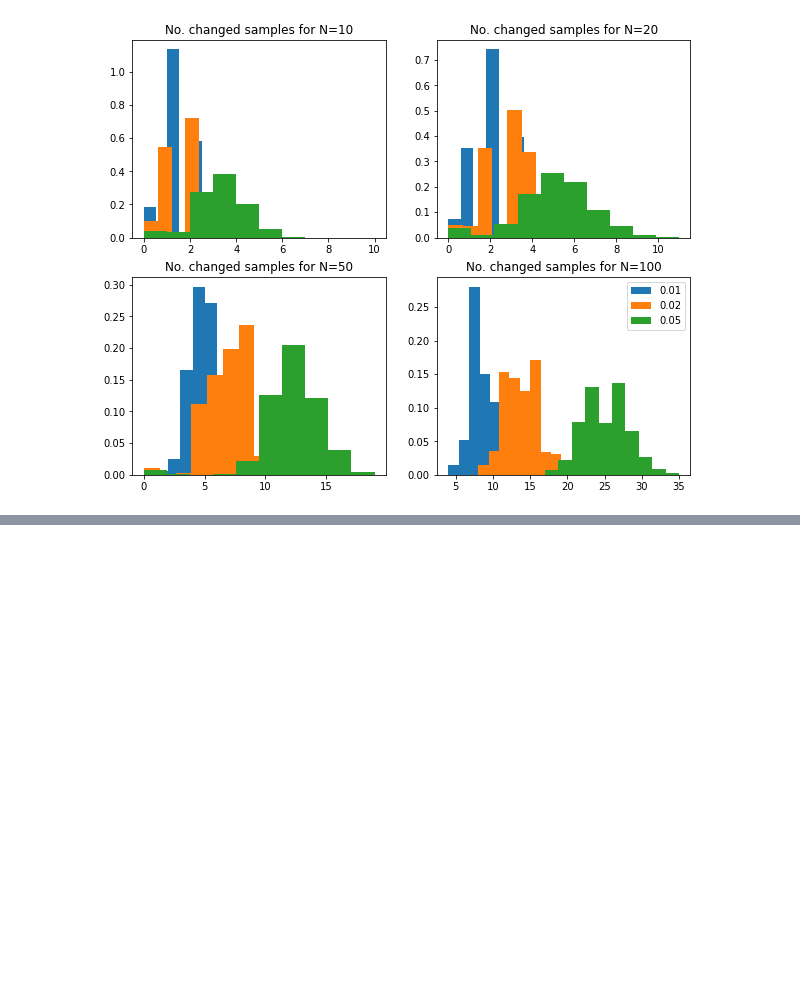
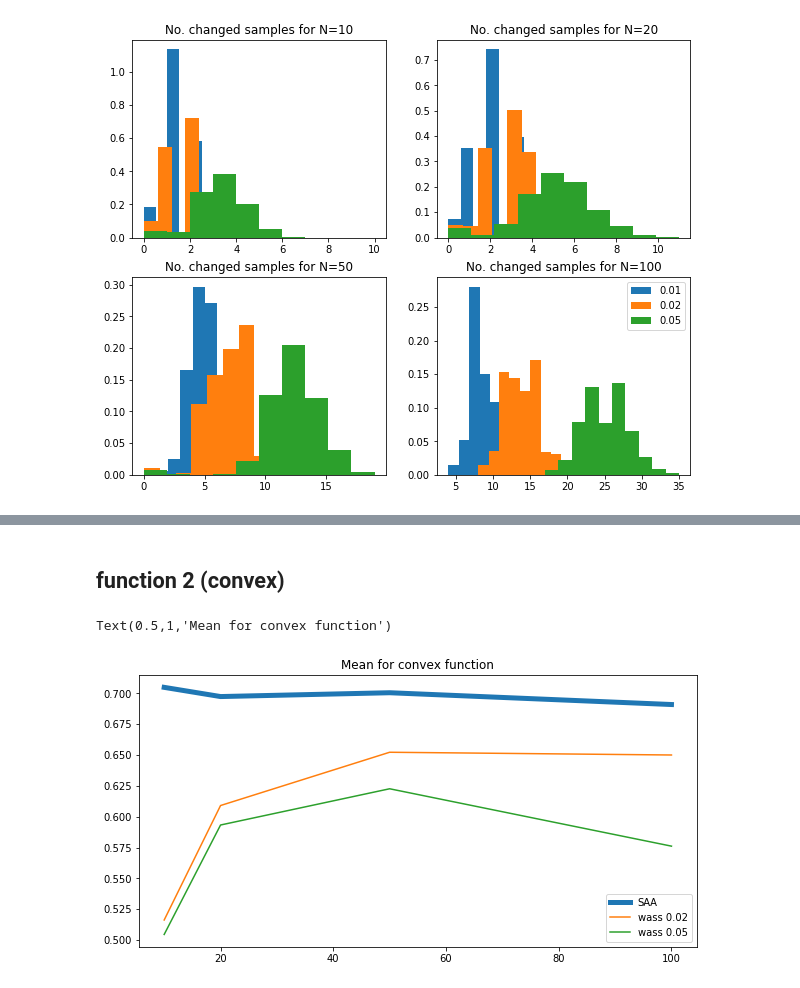
Before and after one commit to harrisonnguyen/stochastic_optimisation, a Jupyter notebook: Robustification/wasserstein_v2.ipynb, the cells around one changed output, grey strips where cells are left out. Drawn from its saved outputs; the diff is of its cells as text; code cells hidden in the pictures; blank space fills up the shorter version.

```diff
--- a/Robustification/wasserstein_v2.ipynb
+++ b/Robustification/wasserstein_v2.ipynb
@@ -347,0 +384,19 @@ plt.legend()
+# %% [markdown]
+## function 2 (convex)
+# %%
+delta = [0.02,0.05,0.7]
+# %%
+data = []
+for ele in N:
+    data.append(pd.read_csv('results/wasser_convex_N'+str(ele)+'.csv').mean())
+data = np.array(data)
+# %%
+plt.figure(figsize=(10,5))
+lineObjects = plt.plot(N,data[:,0],label='SSA approximation',lw=5.0,ls='-')
+lineObjects += plt.plot(N,data[:,1:3])
+strings = ['wass '+ str(ele) for ele in delta]
+plt.legend(lineObjects,tuple(['SAA'] + strings + ['True value']))
+plt.title("Mean for convex function")
+# %% [output]
+Text(0.5,1,'Mean for convex function')
+[figure, added]
```
Also changed, not shown: parts of 8 cells of this notebook.
